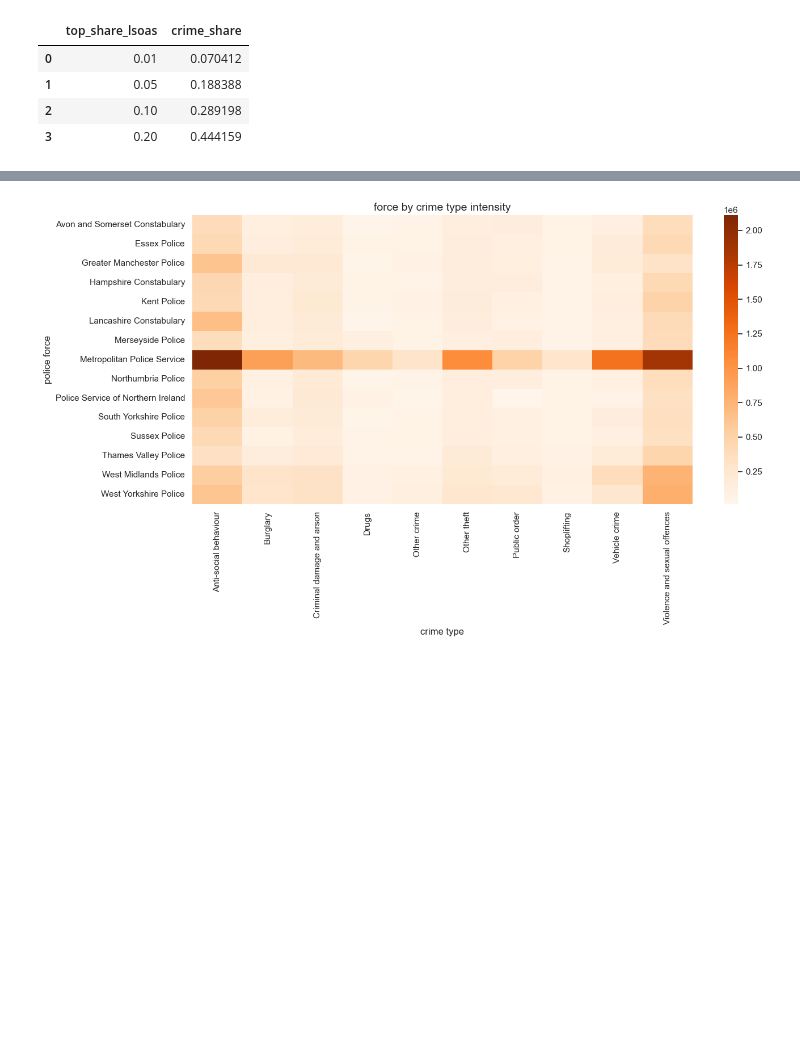
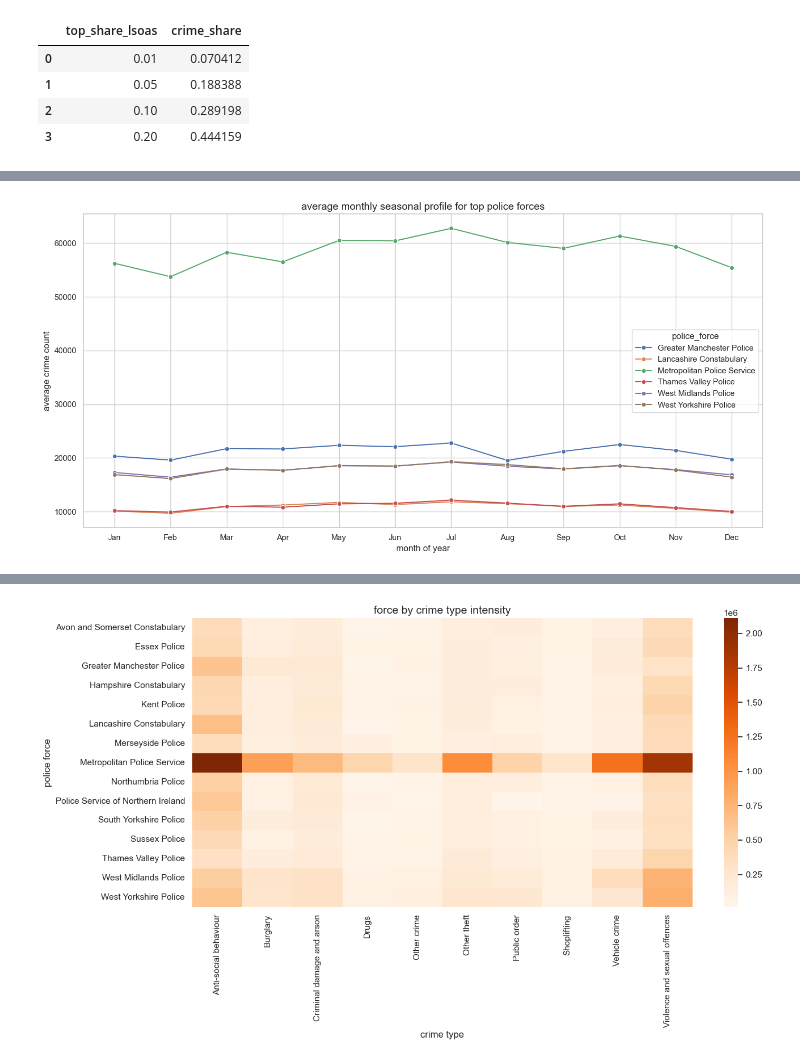
Before and after one commit to aespinosa-tue/cbl_20, a Jupyter notebook: Rovshan/eda_2.ipynb, the cells around one changed output, grey strips where cells are left out. Drawn from its saved outputs; the diff is of its cells as text; code cells hidden in the pictures; blank space fills up the shorter version.

Commit message:
seasonal analysis

```diff
--- a/Rovshan/eda_2.ipynb
+++ b/Rovshan/eda_2.ipynb
@@ -423,0 +552,49 @@ plt.show()
+# %%
+#seasonal profile by force
+
+monthly_force = db.sql(f"""
+SELECT
+    "Month" AS month,
+    "Falls within" AS police_force,
+    COUNT(*) AS total_crimes
+FROM read_parquet('{PARQUET_PATH.as_posix()}')
+GROUP BY "Month", "Falls within"
+""").df()
+
+monthly_force["month"] = pd.to_datetime(monthly_force["month"], format="%Y-%m")
+monthly_force["year"] = monthly_force["month"].dt.year
+monthly_force["month_num"] = monthly_force["month"].dt.month
+monthly_force["month_name"] = monthly_force["month"].dt.strftime("%b")
+
+top_force_names_time = (
+    monthly_force.groupby("police_force", as_index=False)["total_crimes"]
+    .sum()
+    .sort_values("total_crimes", ascending=False)
+    .head(6)["police_force"]
+    .tolist()
+)
+
+seasonal_force = (
+    monthly_force[monthly_force["police_force"].isin(top_force_names_time)]
+    .groupby(["police_force", "month_num", "month_name"], as_index=False)["total_crimes"]
+    .mean()
+)
+
+month_order = ["Jan", "Feb", "Mar", "Apr", "May", "Jun",
+               "Jul", "Aug", "Sep", "Oct", "Nov", "Dec"]
+
+seasonal_force["month_name"] = pd.Categorical(
+    seasonal_force["month_name"],
+    categories=month_order,
+    ordered=True
+)
+
+plt.figure(figsize=(14, 7))
+sns.lineplot(data=seasonal_force, x="month_name", y="total_crimes", hue="police_force", marker="o")
+plt.title("average monthly seasonal profile for top police forces")
+plt.xlabel("month of year")
+plt.ylabel("average crime count")
+plt.tight_layout()
+plt.show()
+# %% [output]
+[figure, added]
```
Also changed, not shown: parts of 15 cells of this notebook.
